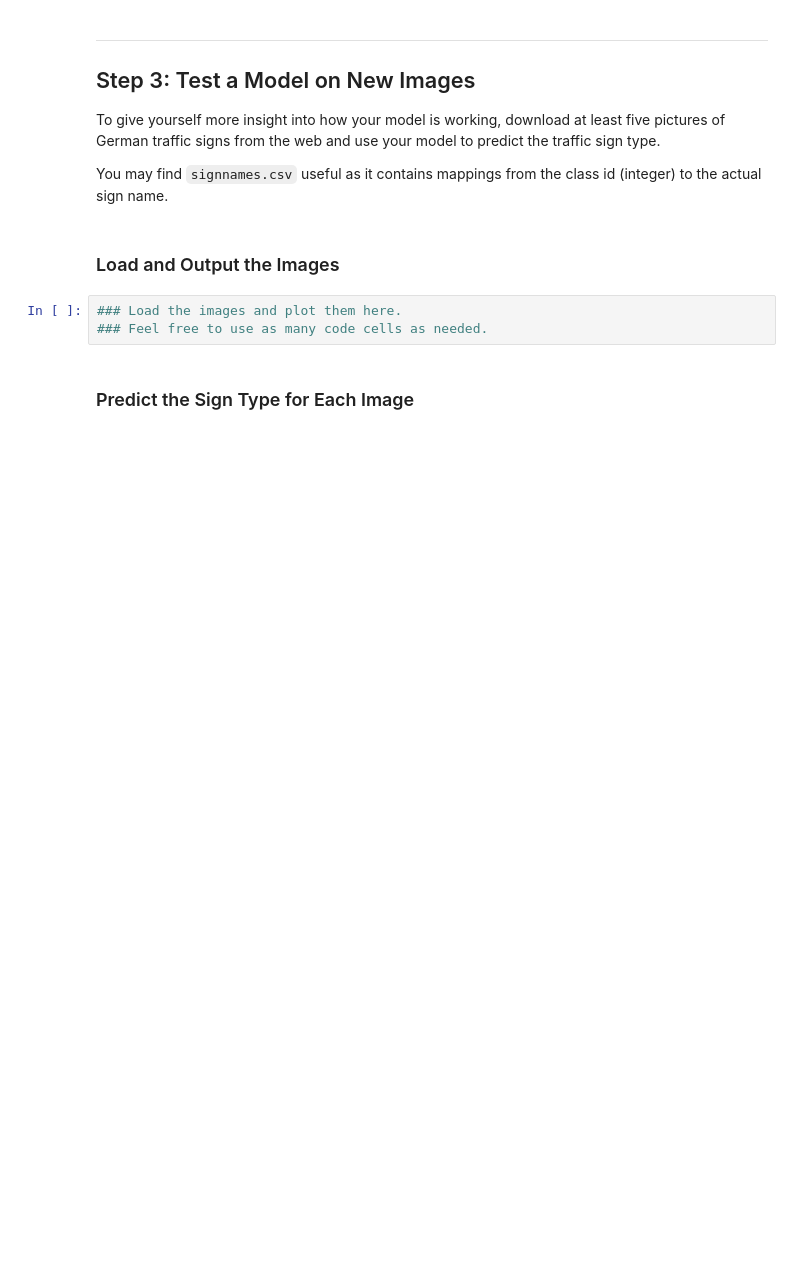
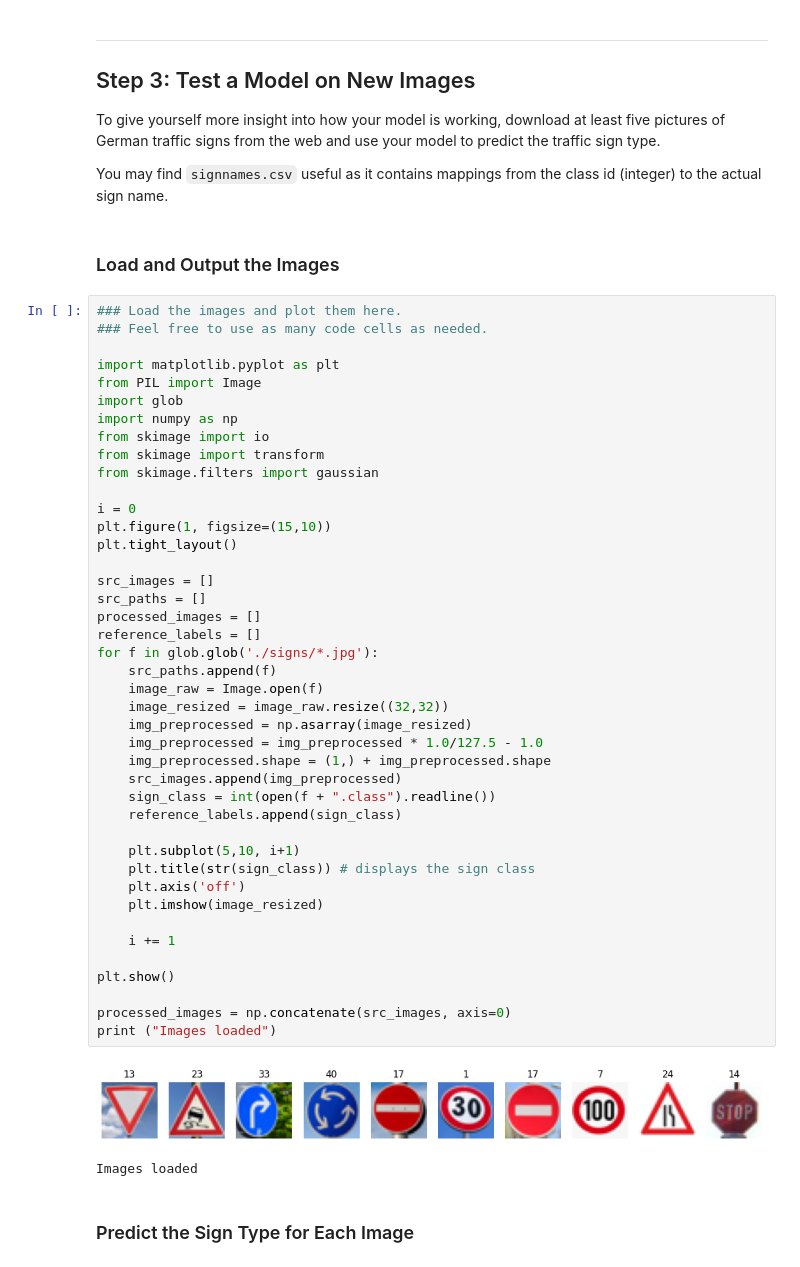
Before and after one commit to serhiy-smirnov/CarND-Traffic-Sign-Classifier-Project, a Jupyter notebook: Traffic_Sign_Classifier.ipynb, the cells around one changed output. Cells and saved outputs as stored; diff of their text form; blank space fills up the shorter version.

```diff
--- a/Traffic_Sign_Classifier.ipynb
+++ b/Traffic_Sign_Classifier.ipynb
@@ -455,9 +461,51 @@ To give yourself more insight into how your model is working, download at least
 You may find `signnames.csv` useful as it contains mappings from the class id (integer) to the actual sign name.
 # %% [markdown]
 ### Load and Output the Images
-# %%
-### Load the images and plot them here.
-### Feel free to use as many code cells as needed.
+# %%
+### Load the images and plot them here.
+### Feel free to use as many code cells as needed.
+
+import matplotlib.pyplot as plt
+from PIL import Image
+import glob
+import numpy as np
+from skimage import io
+from skimage import transform
+from skimage.filters import gaussian
+
+i = 0
+plt.figure(1, figsize=(15,10))
+plt.tight_layout()
+
+src_images = []
+src_paths = []
+processed_images = []
+reference_labels = []
+for f in glob.glob('./signs/*.jpg'):
+    src_paths.append(f)
+    image_raw = Image.open(f)
+    image_resized = image_raw.resize((32,32))
+    img_preprocessed = np.asarray(image_resized)
+    img_preprocessed = img_preprocessed * 1.0/127.5 - 1.0
+    img_preprocessed.shape = (1,) + img_preprocessed.shape
+    src_images.append(img_preprocessed)
+    sign_class = int(open(f + ".class").readline())
+    reference_labels.append(sign_class)
+
+    plt.subplot(5,10, i+1)
+    plt.title(str(sign_class)) # displays the sign class
+    plt.axis('off')
+    plt.imshow(image_resized)
+
+    i += 1
+
+plt.show()
+
+processed_images = np.concatenate(src_images, axis=0)
+print ("Images loaded")
+# %% [output]
+[figure, added]
+Images loaded
 # %% [markdown]
 ### Predict the Sign Type for Each Image
 # %%
```
Also changed, not shown: parts of 8 cells of this notebook.
